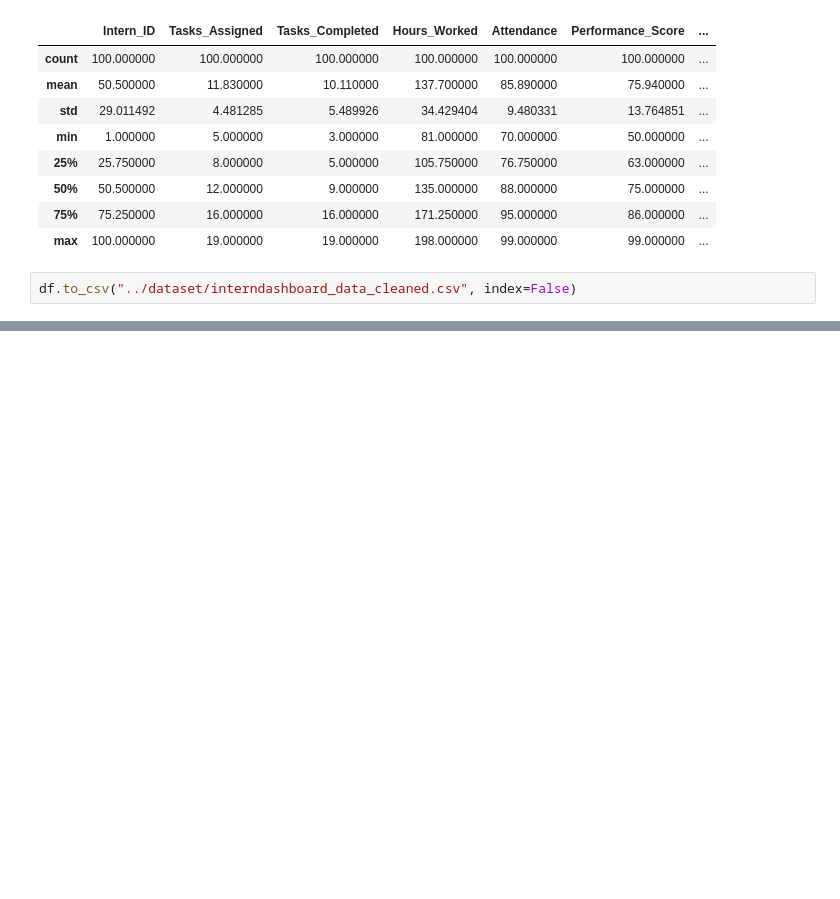
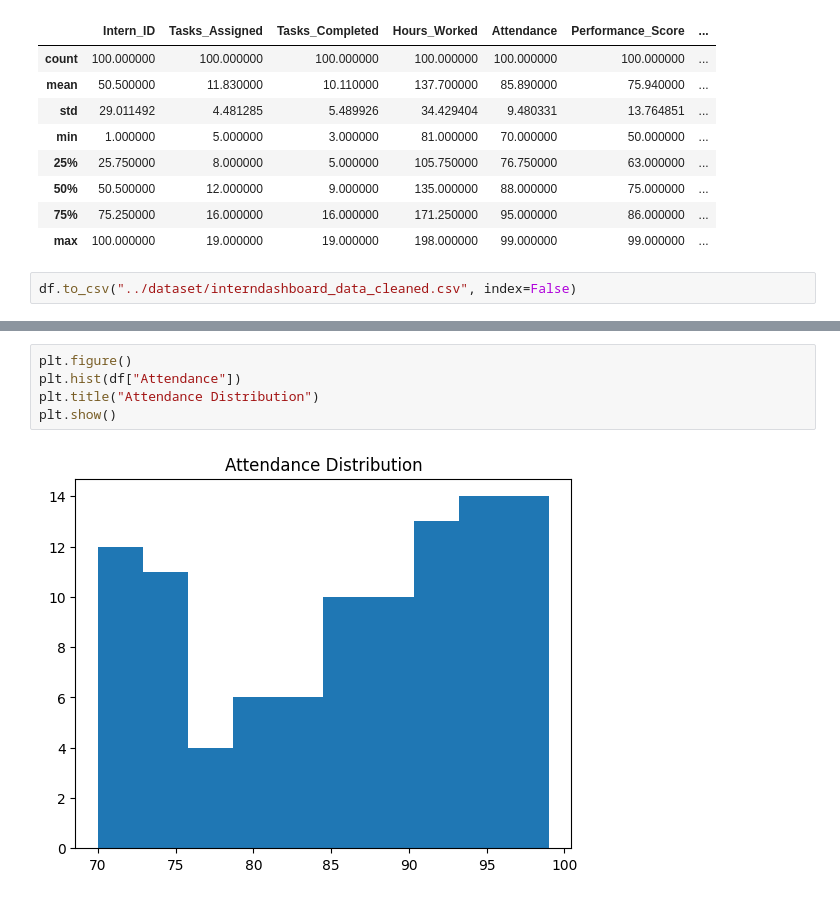
Before and after one commit to DHANYADEVISIVARAJ/Intern_Performance_Dashboard, a Jupyter notebook: Notebooks/data_preprocessing.ipynb, the cells around one changed output, grey strips where cells are left out. Drawn from its saved outputs; the diff is of its cells as text; blank space fills up the shorter version.

```diff
--- a/Notebooks/data_preprocessing.ipynb
+++ b/Notebooks/data_preprocessing.ipynb
@@ -182,0 +213,7 @@ df.to_csv("../dataset/interndashboard_data_cleaned.csv", index=False)
+# %%
+plt.figure()
+plt.hist(df["Attendance"])
+plt.title("Attendance Distribution")
+plt.show()
+# %% [output]
+[figure, added]
```
Also changed, not shown: parts of 7 cells of this notebook, 1 other file.
